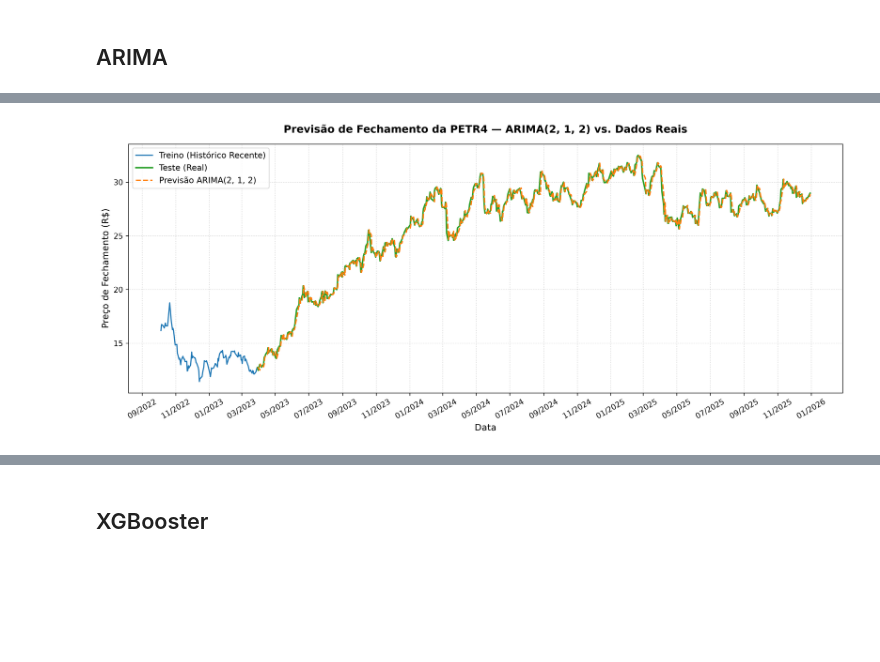
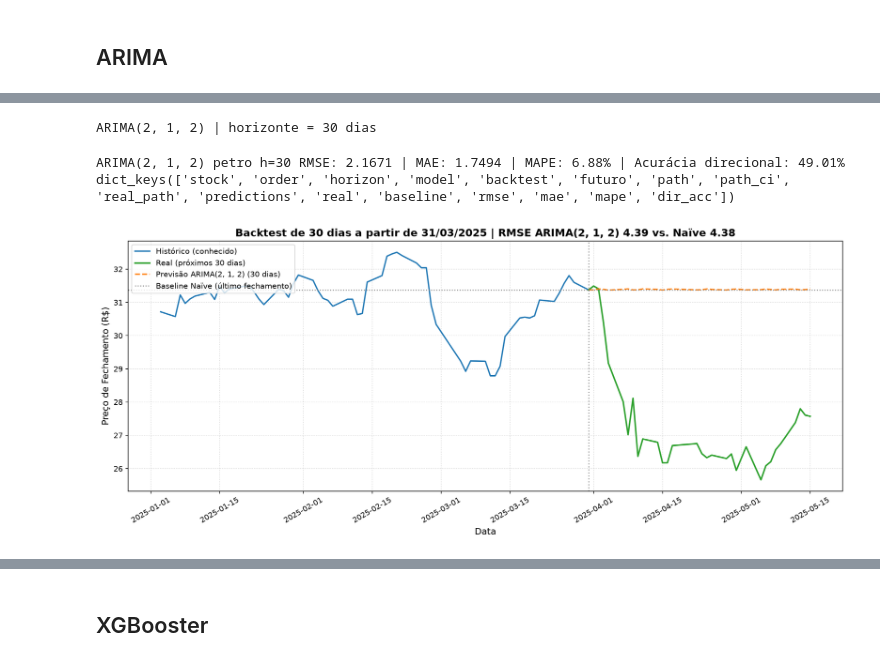
Before and after one commit to robertasaoriokada/stock-prediction, a Jupyter notebook: PETR4.ipynb, the cells around one changed output, grey strips where cells are left out. Cells and saved outputs as stored; diff of their text form; code cells hidden in the pictures; blank space fills up the shorter version.

Commit message:
feat: arima prediction 30 days ahead images

```diff
--- a/PETR4.ipynb
+++ b/PETR4.ipynb
@@ -81,10 +89,11 @@ ARIMA(2, 1, 2) petro   RMSE: 0.4174 | MAE: 0.2981 | MAPE: 1.17% | Acurácia dire
-# %%
-plot_forecast(
-    train_petro, test_petro,
-    predictions=res_petro["predictions"],
-    stock_name="petro",
-    model_name=f"ARIMA{res_petro['order']}",
-    ticker_label="PETR4",
-)
-# %% [output]
-[figure, removed]
+# %%
+res_petro_30 = run_arima_30(train_petro, test_petro, "petro", horizon=30)
+print(res_petro_30.keys())   # deve listar 'backtest' e 'futuro'
+
+plot_forecast_30(res_petro_30, train_petro, test_petro, "petro", origem="2025-03-31",
+                 model_name=f"ARIMA{res_petro_30['order']}")
+# %% [output]
+ARIMA(2, 1, 2) | horizonte = 30 dias
+ARIMA(2, 1, 2) petro h=30 RMSE: 2.1671 | MAE: 1.7494 | MAPE: 6.88% | Acurácia direcional: 49.01%
+dict_keys(['stock', 'order', 'horizon', 'model', 'backtest', 'futuro', 'path', 'path_ci', 'real_path', 'predictions', 'real', 'baseline', 'rmse', 'mae', 'mape', 'dir_acc'])
+[figure, added]
```
Also changed, not shown: parts of 8 cells of this notebook, 1 other file.
